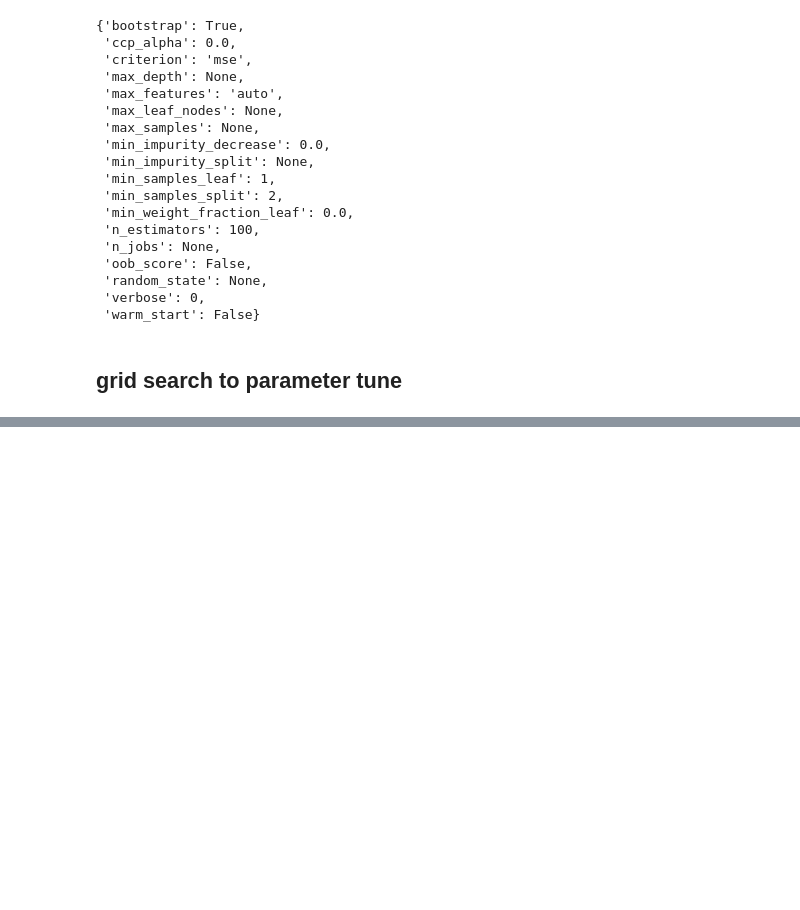
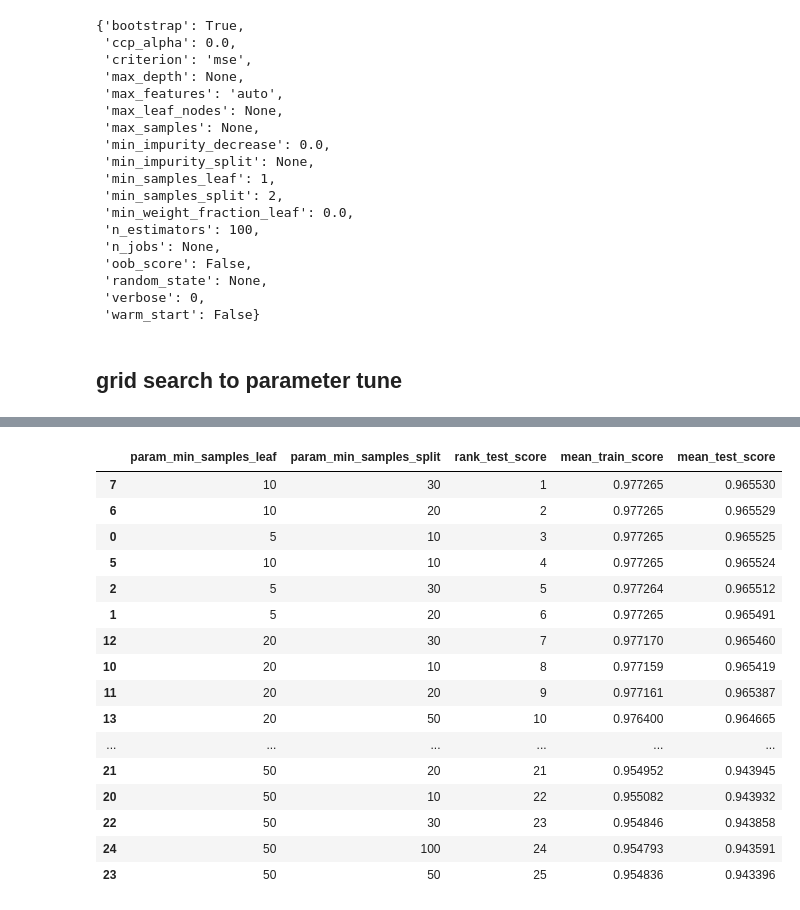
Before and after one commit to EugeniaDickson/zillow_rent_index, a Jupyter notebook: casey/PCA-RFmodel.ipynb, the cells around one changed output, grey strips where cells are left out. Cells and saved outputs as stored; diff of their text form; code cells hidden in the pictures; blank space fills up the shorter version.

```diff
--- a/casey/PCA-RFmodel.ipynb
+++ b/casey/PCA-RFmodel.ipynb
@@ -276,0 +301,10 @@ RMSE: 0.03596948784343751
+# %%
+rfc = RandomForestRegressor(max_features='sqrt',n_estimators=500)
+param_grid = {'min_samples_split':[10,20,30,50,100],
+              'min_samples_leaf':[5,10,20,35,50]
+             }
+
+grid = GridSearchCV(RandomForestRegressor(),param_grid = param_grid,return_train_score=True)
+# %%
+# started at 6:10pm
+grid.fit(Xtrain,ytrain)
@@ -276,0 +331,21 @@ RMSE: 0.03596948784343751
+# %%
+grid_results = pd.DataFrame.from_dict(grid.cv_results_)
+grid_results.sort_values('rank_test_score')[['param_min_samples_leaf','param_min_samples_split','rank_test_score','mean_train_score','mean_test_score']]
+# %% [output]
+|  | param_min_samples_leaf | param_min_samples_split | rank_test_score | mean_train_score | mean_test_score |
+| 7 | 10 | 30 | 1 | 0.977265 | 0.965530 |
+| 6 | 10 | 20 | 2 | 0.977265 | 0.965529 |
+| 0 | 5 | 10 | 3 | 0.977265 | 0.965525 |
+| 5 | 10 | 10 | 4 | 0.977265 | 0.965524 |
+| 2 | 5 | 30 | 5 | 0.977264 | 0.965512 |
+| 1 | 5 | 20 | 6 | 0.977265 | 0.965491 |
+| 12 | 20 | 30 | 7 | 0.977170 | 0.965460 |
+| 10 | 20 | 10 | 8 | 0.977159 | 0.965419 |
+| 11 | 20 | 20 | 9 | 0.977161 | 0.965387 |
+| 13 | 20 | 50 | 10 | 0.976400 | 0.964665 |
+| ... | ... | ... | ... | ... | ... |
+| 21 | 50 | 20 | 21 | 0.954952 | 0.943945 |
+| 20 | 50 | 10 | 22 | 0.955082 | 0.943932 |
+| 22 | 50 | 30 | 23 | 0.954846 | 0.943858 |
+| 24 | 50 | 100 | 24 | 0.954793 | 0.943591 |
+| 23 | 50 | 50 | 25 | 0.954836 | 0.943396 |
```
Also changed, not shown: parts of 9 cells of this notebook, 1 other file.
